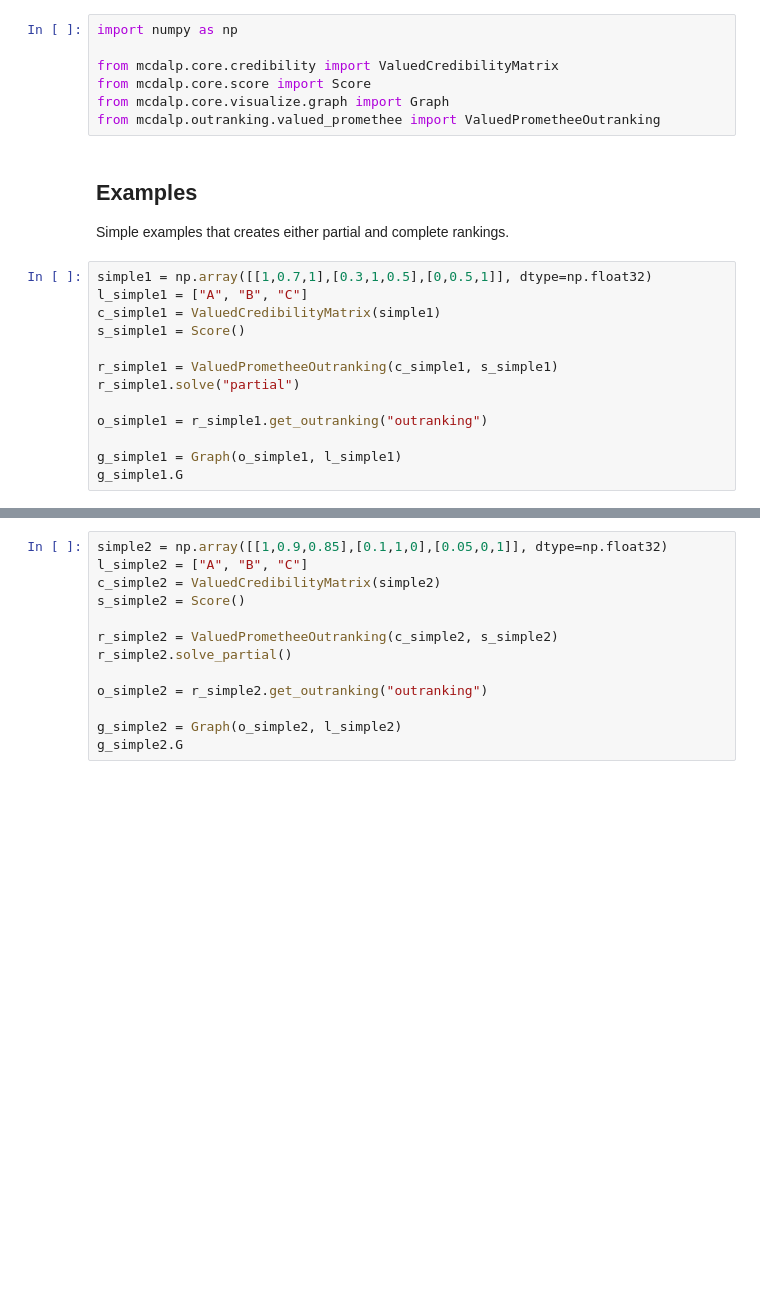
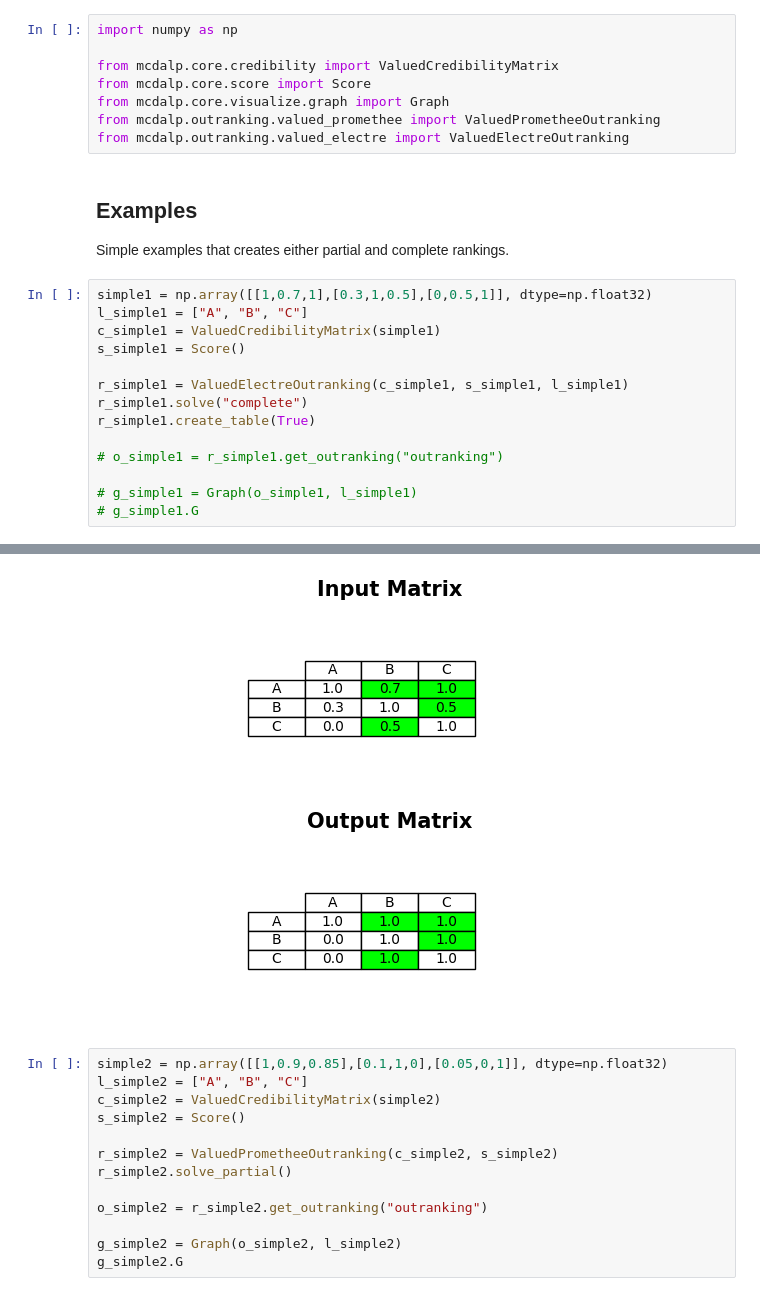
Before and after one commit to marcol13/milp-electre, a Jupyter notebook: examples/valued.ipynb, the cells around one changed output, grey strips where cells are left out. Saved outputs shown, nothing was run; the diff lists cells and outputs as text; blank space fills up the shorter version.

```diff
--- a/examples/valued.ipynb
+++ b/examples/valued.ipynb
@@ -5,6 +5,7 @@ from mcdalp.core.credibility import ValuedCredibilityMatrix
 from mcdalp.core.score import Score
 from mcdalp.core.visualize.graph import Graph
 from mcdalp.outranking.valued_promethee import ValuedPrometheeOutranking
+from mcdalp.outranking.valued_electre import ValuedElectreOutranking
 # %% [markdown]
 Examples
 ---
@@ -15,11 +16,12 @@ l_simple1 = ["A", "B", "C"]
 c_simple1 = ValuedCredibilityMatrix(simple1)
 s_simple1 = Score()
 
-r_simple1 = ValuedPrometheeOutranking(c_simple1, s_simple1)
-r_simple1.solve("partial")
+r_simple1 = ValuedElectreOutranking(c_simple1, s_simple1, l_simple1)
+r_simple1.solve("complete")
+r_simple1.create_table(True)
 
-o_simple1 = r_simple1.get_outranking("outranking")
+# o_simple1 = r_simple1.get_outranking("outranking")
 
-g_simple1 = Graph(o_simple1, l_simple1)
-g_simple1.G
+# g_simple1 = Graph(o_simple1, l_simple1)
+# g_simple1.G
 # %% [output]
@@ -27,3 +28,4 @@ g_simple1.G
+[figure, added]
 # %%
 simple2 = np.array([[1,0.9,0.85],[0.1,1,0],[0.05,0,1]], dtype=np.float32)
 l_simple2 = ["A", "B", "C"]
```
Also changed, not shown: parts of 5 cells of this notebook, 9 other files.
